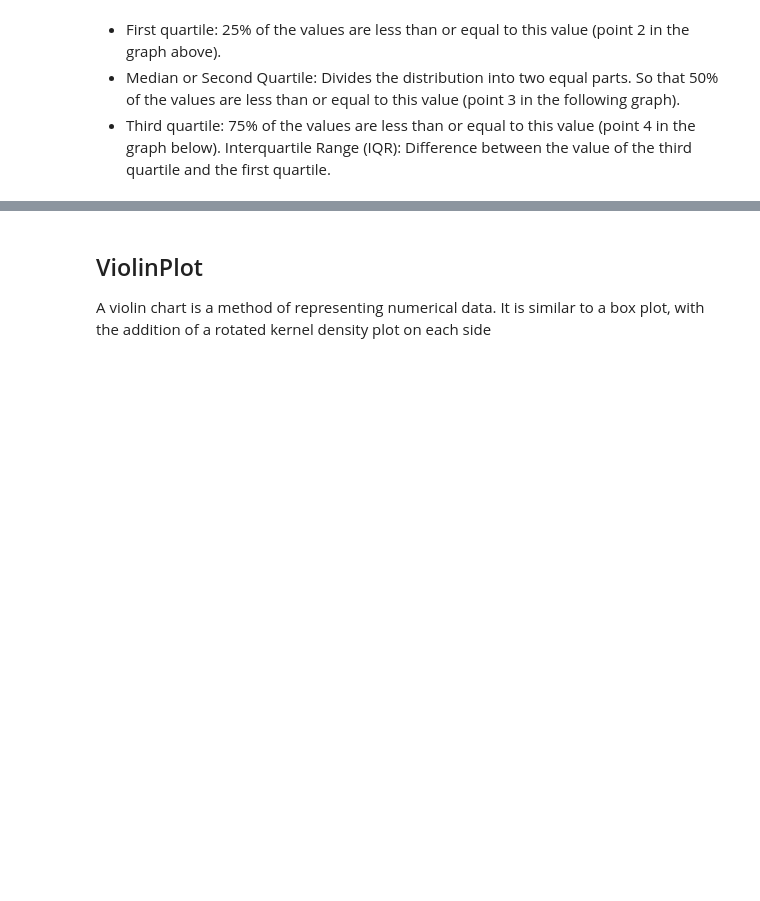
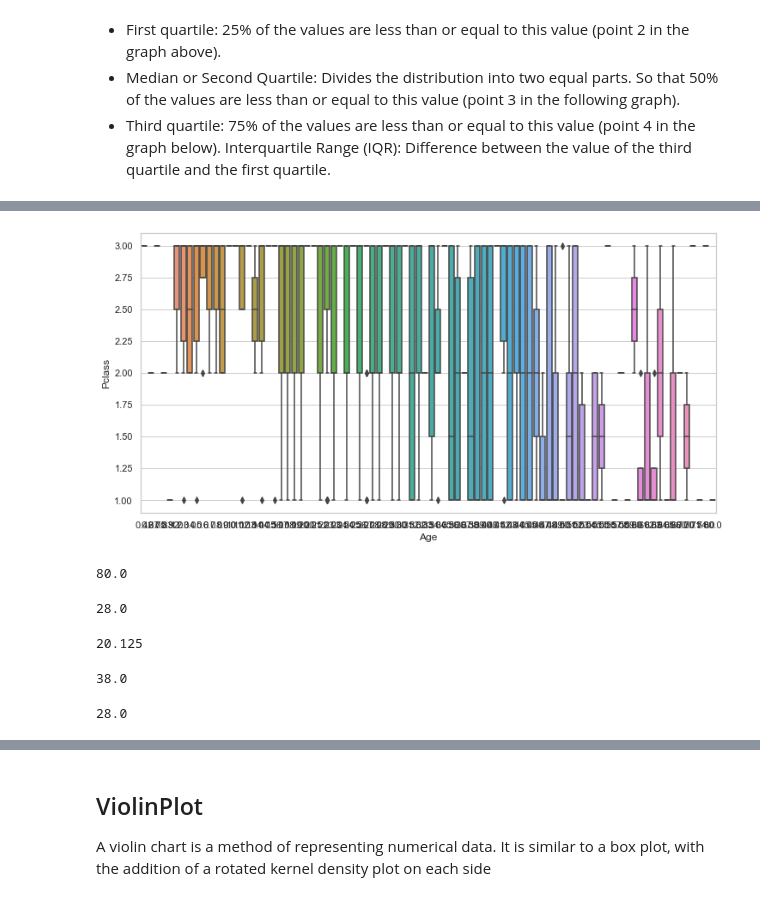
Before and after one commit to Ironhack-data-bcn-oct-2023/lectures, a Jupyter notebook: week-2/4- Visualization I.ipynb, the cells around one changed output, grey strips where cells are left out. Cells and saved outputs as stored; diff of their text form; code cells hidden in the pictures; blank space fills up the shorter version.

```diff
--- a/week-2/4- Visualization I.ipynb
+++ b/week-2/4- Visualization I.ipynb
@@ -736,3 +916,5 @@ The lines:
 Interquartile Range (IQR): Difference between the value of the third quartile and the first quartile.
 # %% [markdown]
 ![boxplots](https://www.simplypsychology.org/box-whisker-plot.jpg)
+# %%
+titanic = pd.read_csv('../datasets/titanic.csv')
@@ -739,13 +936,25 @@ Interquartile Range (IQR): Difference between the value of the third quartile an
 # %%
-sns.boxplot(x="Age", data=titanic)
+sns.boxplot(x="Age", data=titanic, y="Pclass");
+# %% [output]
+[figure, added]
 # %%
 titanic.Age.max()
+# %% [output]
+80.0
 # %%
 titanic.Age.dropna().quantile(.50)
+# %% [output]
+28.0
 # %%
 titanic.Age.dropna().quantile(.25)
+# %% [output]
+20.125
 # %%
 titanic.Age.dropna().quantile(.75)
+# %% [output]
+38.0
 # %%
 titanic.Age.median()
+# %% [output]
+28.0
 # %%
```
Also changed, not shown: parts of 85 cells of this notebook, 2 other files.
